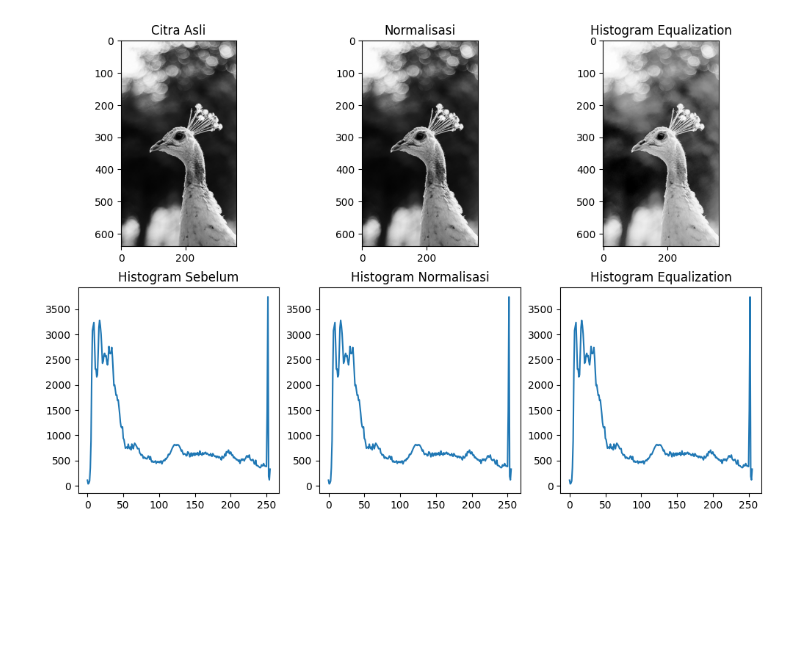
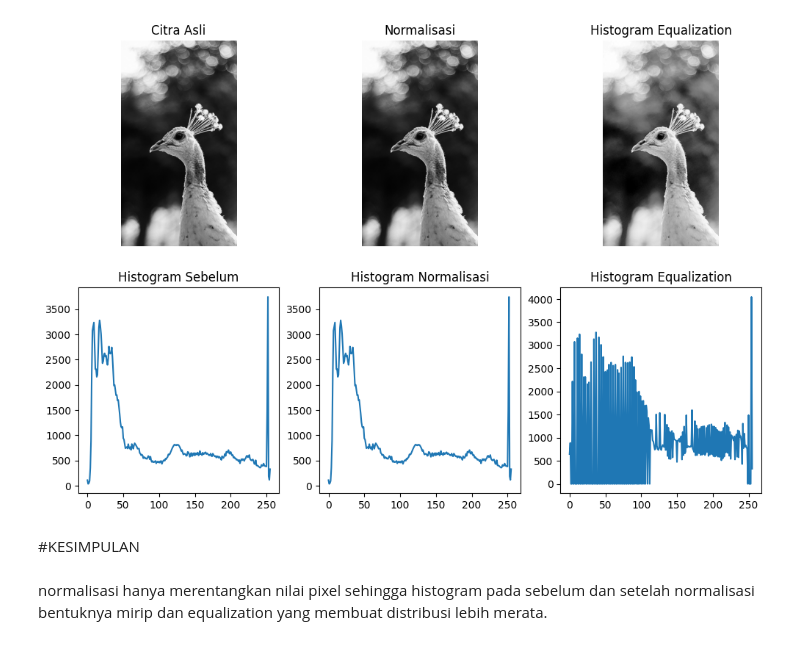
Before and after one commit to kaelasyadira/KaelaAssyuraSyadira-2311531001-ImageProcessing, a Jupyter notebook: IP_TugasPertemuan4_2311531001.ipynb, the cells around one changed output. Drawn from its saved outputs; the diff is of its cells as text; code cells hidden in the pictures; blank space fills up the shorter version.

```diff
--- a/IP_TugasPertemuan4_2311531001.ipynb
+++ b/IP_TugasPertemuan4_2311531001.ipynb
@@ -1,76 +1,99 @@
 # %% [markdown]
 <a href="https://colab.research.google.com/github/kaelasyadira/KaelaAssyuraSyadira-2311531001-ImageProcessing/blob/main/IP_TugasPertemuan4_2311531001.ipynb" target="_parent"><img src="https://colab.research.google.com/assets/colab-badge.svg" alt="Open In Colab"/></a>
 # %%
-import cv2
+import cv2 #hanya openCV ini yang digunakan untuk membaca citra
 import numpy as np
 import matplotlib.pyplot as plt
 
-img = cv2.imread('merak.jpg', 0)
+img = cv2.imread('merak.jpg', 0) #membaca gambar dengan format grayscale atau hitam putih
 
 hist_before = np.zeros(256)
 
+#menghitung histogram sebelum normalisasi seberapa banyak pixel yang memiliki intensitas tertentu
 for i in range(img.shape[0]):
     for j in range(img.shape[1]):
         hist_before[img[i,j]] += 1
 
+#mencari nilai minimum dan maximum untuk melakukan normalisasi histogram
 min_val = np.min(img)
 max_val = np.max(img)
 
+#melakukan normalisasi histogram dengan meningkatkan kontras citra dengan memperlebar citra grayscale
 norm_img = ((img - min_val) / (max_val - min_val)) * 255
 norm_img = norm_img.astype(np.uint8)
 
+#menghitung histogram citra yang sudah dinormalisasi
 hist_norm = np.zeros(256)
 
 for i in range(norm_img.shape[0]):
     for j in range(norm_img.shape[1]):
         hist_norm[norm_img[i,j]] += 1
 
+#menghitung PDF dan CDF pada histogram untuk proses equalization
 hist = np.zeros(256)
 
 for i in range(norm_img.shape[0]):
     for j in range(norm_img.shape[1]):
         hist[norm_img[i,j]] += 1
 
+#pdf untuk mengubah histogram menjadi distribusi probabilitas
 pdf = hist / (norm_img.shape[0] * norm_img.shape[1])
 
+#pdf untuk memetakan intensitas baru pada histogram equalization
 cdf = np.zeros(256)
 cdf[0] = pdf[0]
 
 for i in range(1,256):
     cdf[i] = cdf[i-1] + pdf[i]
 
+#membuat citra hasil histogram dengan mengubah setiap pixel dan menghasil citra dengan kontras yang lebih merata
 eq_img = np.zeros_like(norm_img)
 
 for i in range(norm_img.shape[0]):
     for j in range(norm_img.shape[1]):
         eq_img[i,j] = int(cdf[norm_img[i,j]] * 255)
 
+#menghitung histogram setelah equalization
+hist_eq = np.zeros(256)
+
+for i in range(eq_img.shape[0]):
+    for j in range(eq_img.shape[1]):
+        hist_eq[eq_img[i,j]] += 1
+
+#menampilkan hasil semua yang telah dihitung
 plt.figure(figsize=(12,8))
 
 plt.subplot(2,3,1)
 plt.title("Citra Asli")
 plt.imshow(img, cmap='gray')
+plt.axis('off')
 
 plt.subplot(2,3,2)
 plt.title("Normalisasi")
 plt.imshow(norm_img, cmap='gray')
+plt.axis('off')
 
 plt.subplot(2,3,3)
 plt.title("Histogram Equalization")
 plt.imshow(eq_img, cmap='gray')
+plt.axis('off')
 
 plt.subplot(2,3,4)
 plt.title("Histogram Sebelum")
 plt.plot(hist_before)
 
 plt.subplot(2,3,5)
 plt.title("Histogram Normalisasi")
 plt.plot(hist_norm)
 
 plt.subplot(2,3,6)
 plt.title("Histogram Equalization")
-plt.plot(hist)
+plt.plot(hist_eq)
 
 plt.show()
 # %% [output]
-[figure, old version]
+[figure, new version]
+# %% [markdown]
+#KESIMPULAN
+# %% [markdown]
+normalisasi hanya merentangkan nilai pixel sehingga histogram pada sebelum dan setelah normalisasi bentuknya mirip dan equalization yang membuat distribusi lebih merata.
```
